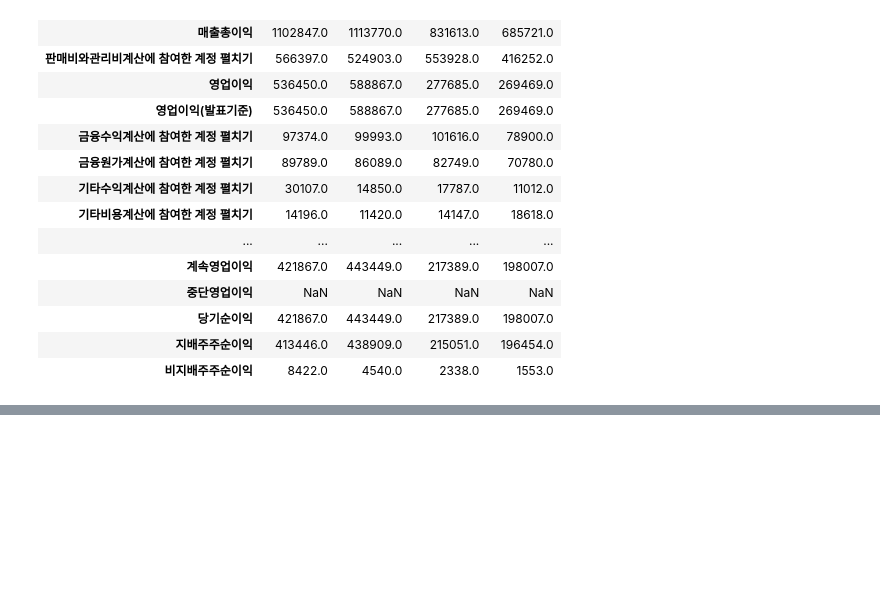
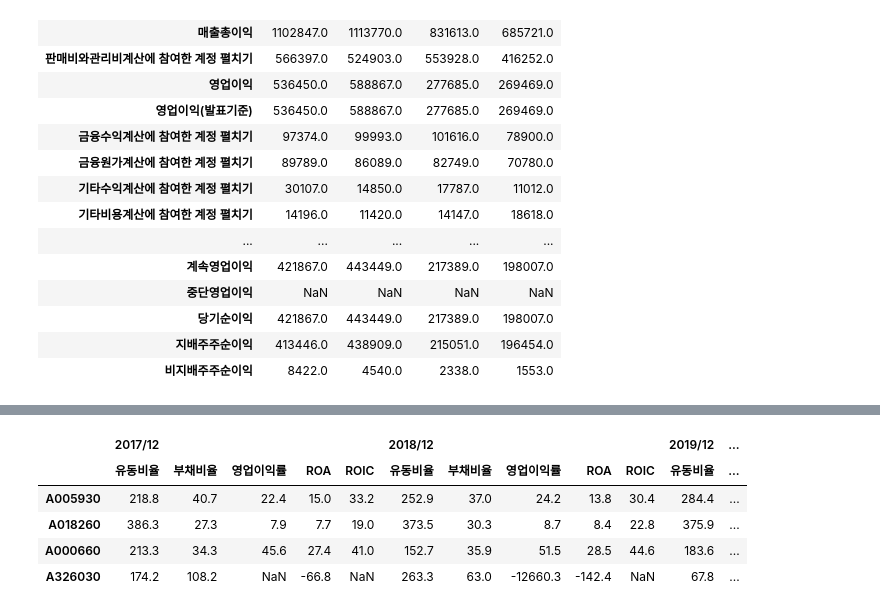
Before and after one commit to starfishkenny/Python, a Jupyter notebook: 20210130_Data collection.ipynb, the cells around one changed output, grey strips where cells are left out. Saved outputs shown, nothing was run; the diff lists cells and outputs as text; code cells hidden in the pictures; blank space fills up the shorter version.

```diff
--- a/20210130_Data collection.ipynb
+++ b/20210130_Data collection.ipynb
@@ -153,0 +187,4 @@ temp_df
+# %%
+# 재무제표 페이지의 데이터프레임 이어 붙이기
+fs_df = pd.concat([temp_df,temp_df2,temp_df3])
+fs_df
@@ -153,0 +242,6 @@ temp_df
+# %%
+firm_code = 'A035720'
+fs_df = make_fs_dataframe(firm_code)
+temp_df = pd.DataFrame({firm_code: fs_df['2017/12']})
+temp_df = temp_df.T
+temp_df.columns = [['2017/12']*len(fs_df),temp_df.columns] # 날짜는 칼럼의 길이만큼 반복, 그리고 기존의 칼럼 추가
@@ -153,0 +334,14 @@ temp_df
+# %%
+def make_fr_dataframe(firm_code):
+    fr_url = "https://comp.fnguide.com/svo2/asp/SVD_FinanceRatio.asp?pGB=1&gicode="\
+    + firm_code + "&cID=&MenuYn=Y&ReportGB=&NewMenuID=104&stkGb=701"
+    fr_page = requests.get(fr_url)
+    fr_tables = pd.read_html(fr_page.text)
+
+    temp_df = fr_tables[0]
+    temp_df = temp_df.set_index(temp_df.columns[0])
+    temp_df = temp_df.loc[['유동비율계산에 참여한 계정 펼치기','부채비율계산에 참여한 계정 펼치기','영업이익률계산에 참여한 계정 펼치기',
+                          'ROA계산에 참여한 계정 펼치기','ROIC계산에 참여한 계정 펼치기']]
+    temp_df.index = ['유동비율','부채비율','영업이익률','ROA','ROIC']
+
+    return temp_df
@@ -153,0 +358,20 @@ temp_df
+# %%
+# 재무제표와 마찬가지로 재무비율 데이터도 4개 회사의 것을 합쳐보자
+firmcode_list = ['A005930','A018260','A000660','A326030']
+
+for num, code in enumerate(firmcode_list):
+    fr_df = make_fr_dataframe(code)
+    fr_df_changed = change_df(code,fr_df)
+    if num==0:
+        total_fr = fr_df_changed
+    else:
+        total_fr = pd.concat([total_fr,fr_df_changed])
+
+total_fr
+# %% [output]
+|  | 2017/12 |  |  |  |  | 2018/12 |  |  |  |  | 2019/12 | ... |
+|  | 유동비율 | 부채비율 | 영업이익률 | ROA | ROIC | 유동비율 | 부채비율 | 영업이익률 | ROA | ROIC | 유동비율 | ... |
+| A005930 | 218.8 | 40.7 | 22.4 | 15.0 | 33.2 | 252.9 | 37.0 | 24.2 | 13.8 | 30.4 | 284.4 | ... |
+| A018260 | 386.3 | 27.3 | 7.9 | 7.7 | 19.0 | 373.5 | 30.3 | 8.7 | 8.4 | 22.8 | 375.9 | ... |
+| A000660 | 213.3 | 34.3 | 45.6 | 27.4 | 41.0 | 152.7 | 35.9 | 51.5 | 28.5 | 44.6 | 183.6 | ... |
+| A326030 | 174.2 | 108.2 | NaN | -66.8 | NaN | 263.3 | 63.0 | -12660.3 | -142.4 | NaN | 67.8 | ... |
```
Also changed, not shown: parts of 31 cells of this notebook.
